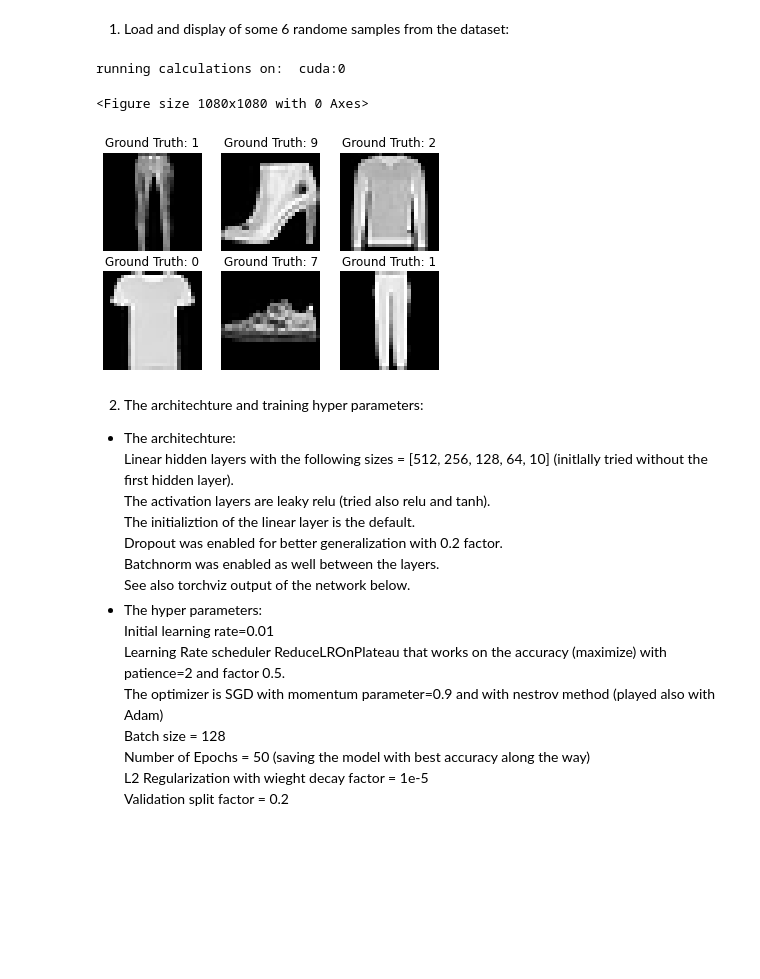
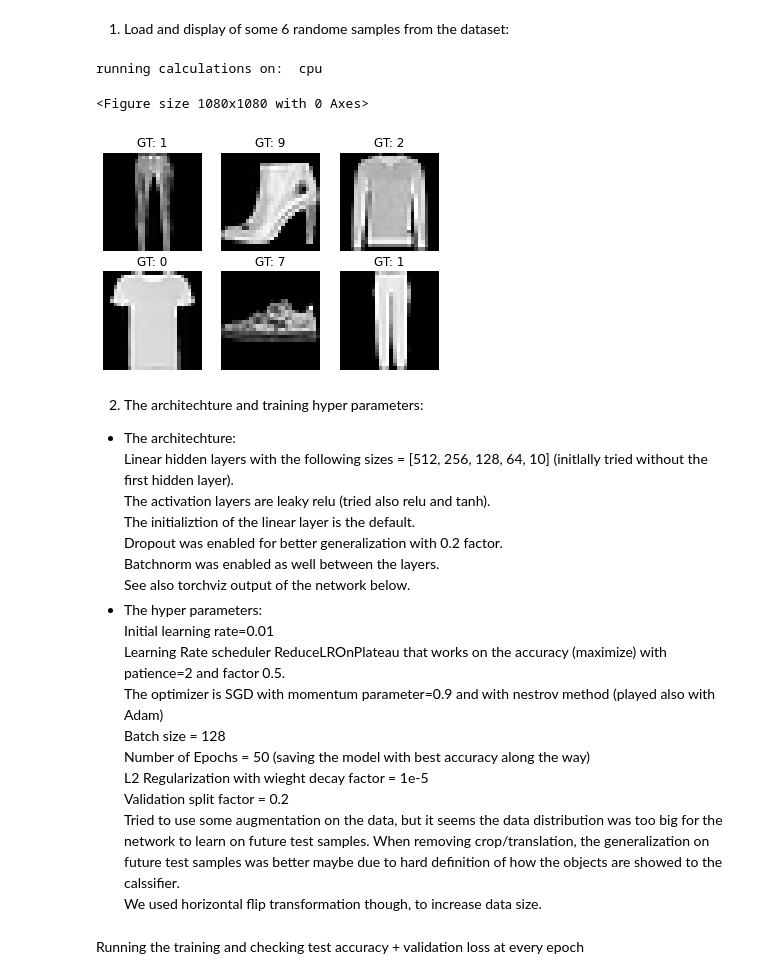
Before and after one commit to ynahum/dl_hw, a Jupyter notebook: hw2/ee046211_hw2_034462796_204034953.ipynb, the cells around one changed output. Cells and saved outputs as stored; diff of their text form; code cells hidden in the pictures; blank space fills up the shorter version.

```diff
--- a/hw2/ee046211_hw2_034462796_204034953.ipynb
+++ b/hw2/ee046211_hw2_034462796_204034953.ipynb
@@ -566,44 +566,44 @@ train_transform = transforms.Compose([
 # load the dataset
 data_dir = './datasets/'
 train_dataset = datasets.FashionMNIST(
     root=data_dir, train=True, transform=train_transform, download=True)
 valid_dataset = datasets.FashionMNIST(
     root=data_dir, train=True, transform=valid_transform, download=True)
 test_dataset = datasets.FashionMNIST(
     root=data_dir, train=False, transform=valid_transform, download=True)
 
 # visualize some images
 n_samples = 6
 sample_loader = torch.utils.data.DataLoader(valid_dataset, batch_size=n_samples, shuffle=True)
 data_iter = iter(sample_loader)
-images, labels = data_iter.next()
-sampled_imgs = images.numpy()
+sampled_images, sampled_labels = data_iter.next()
+sampled_imgs_np = sampled_images.numpy()
+sampled_labels_np = sampled_labels.numpy()
 
 def plot_samples(samples, labels, predictions=None):
   fig = plt.figure(figsize=(15 ,15))
   _, axes = plt.subplots(2, int(len(samples)/2))
 
   for i, ax in enumerate(axes.flat):
       ax.imshow(samples[i, 0, :, :], interpolation='none', cmap='gray')
-
-      xlabel = str(labels[i].numpy())
-      title = f"Ground Truth: {xlabel}"
-      if predictions != None:
-        xpred = str(predictions[i])
-        title += f"\nPrediction: {xpred}"
+      xlabel = str(labels[i])
+      title = f"GT: {xlabel}"
+      if np.any(predictions) != None:
+        xpred = str(np.argmax(predictions[i]))
+        title += f", P: {xpred}"
       ax.set_title(title)
       ax.set_xlabel(xlabel)
       ax.set_xticks([])
       ax.set_yticks([])
       ax.set_axis_off()
 
   plt.show()
 
-plot_samples(sampled_imgs,labels)
+plot_samples(sampled_imgs_np, sampled_labels_np)
 # %% [output]
-running calculations on:  cuda:0
+running calculations on:  cpu
 <Figure size 1080x1080 with 0 Axes>
-[figure, old version]
+[figure, new version]
 # %% [markdown]
 2. The architechture and training hyper parameters:
   * The architechture:
@@ -621,6 +621,8 @@ Batch size = 128
 Number of Epochs = 50 (saving the model with best accuracy along the way)
 L2 Regularization with wieght decay factor = 1e-5
 Validation split factor = 0.2
+Tried to use some augmentation on the data, but it seems the data distribution was too big for the network to learn on future test samples. When removing crop/translation, the generalization on future test samples was better maybe due to hard definition of how the objects are showed to the calssifier.
+We used horizontal flip transformation though, to increase data size.
 # %%
 #2.2
 
@@ -689,5 +691,7 @@ class MyMLP(nn.Module):
               x = self.dropout(x)
         #output = nn.functional.softmax(x, dim=1)
         return x
+# %% [markdown]
+Running the training and checking test accuracy + validation loss at every epoch
 # %%
 #training
```
Also changed, not shown: parts of 10 cells of this notebook.
